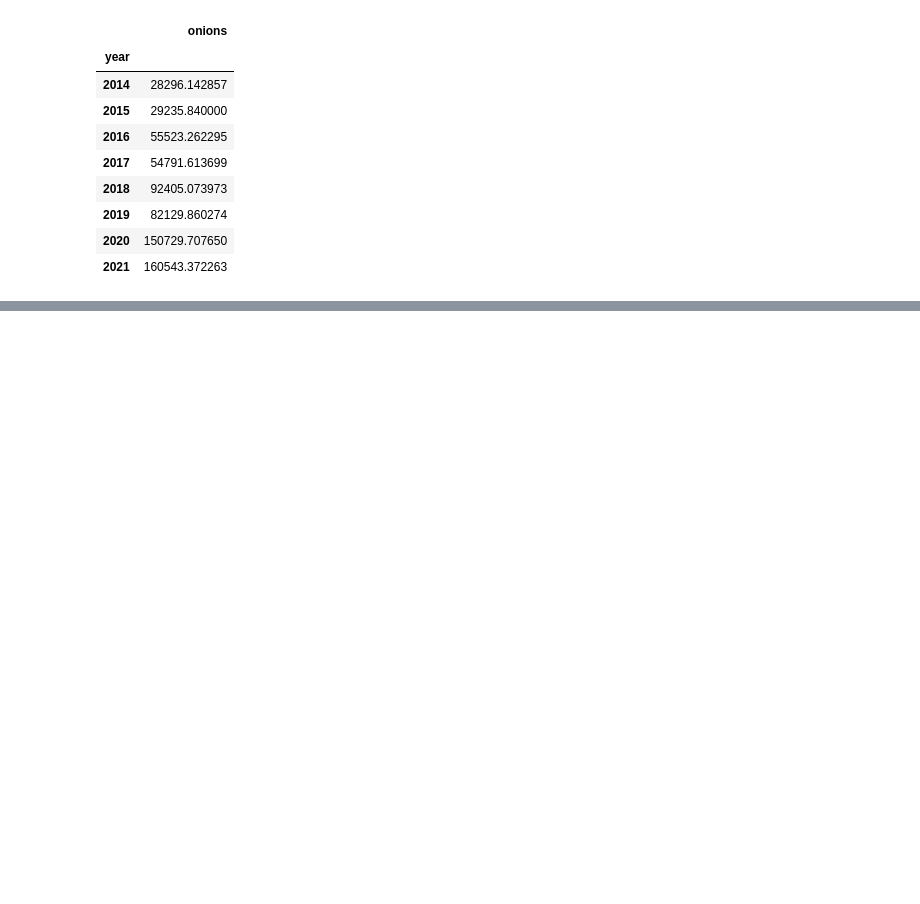
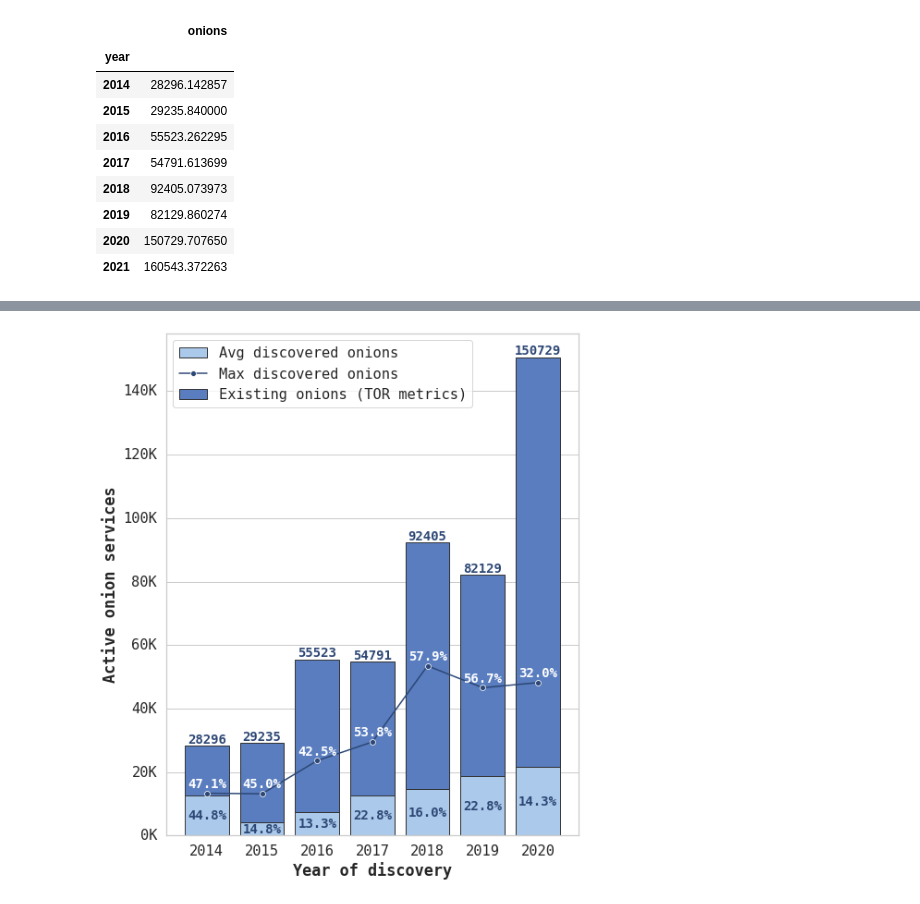
Before and after one commit to javier-pg/onions-discovery, a Jupyter notebook: data/analysis.ipynb, the cells around one changed output, grey strips where cells are left out. Cells and saved outputs as stored; diff of their text form; code cells hidden in the pictures; blank space fills up the shorter version.

```diff
--- a/data/analysis.ipynb
+++ b/data/analysis.ipynb
@@ -154,0 +106,7 @@ display(onions.groupby('year').agg({'onions':'mean'}))
+# %%
+data = pd.concat([onions.groupby('year').agg({'onions':'mean'}),articles.groupby('Discovery year').agg({'Active onions':['mean','max']})],axis=1)
+data.columns = ['Total onions', 'Average discovered onions', 'Max discovered onions']
+data.dropna(inplace=True)
+data.reset_index(inplace=True)
+data['index']=data['index'].astype('category')
+display(data)
@@ -154,0 +122,56 @@ display(onions.groupby('year').agg({'onions':'mean'}))
+# %%
+# Initialize the matplotlib figure
+f, ax = plt.subplots(figsize=(8,10))
+
+sns.set_color_codes("muted")
+sns.barplot(y="Total onions",
+            x='index',
+            data=data,
+            order=data.sort_values(by='index', ascending=True)['index'],
+            label="Existing onions (TOR metrics)",
+            color="b",
+            linewidth=1,
+            edgecolor=".2")
+
+sns.set_color_codes("pastel")
+sns.barplot(y="Average discovered onions",
+            x='index',
+            order=data.sort_values(by='index', ascending=True)['index'],
+            data=data,
+            label="Avg discovered onions",
+            color="b",
+            linewidth=1,
+            edgecolor=".2")
+
+sns.lineplot(data=data['Max discovered onions'], linestyle='', marker='o', label='Max discovered onions', color='#2D4775')
+
+
+# Add a legend and informative axis label
+handles,labels = ax.get_legend_handles_labels()
+handles = [handles[2], handles[0], handles[1]]
+labels = [labels[2], labels[0], labels[1]]
+ax.legend(handles, labels)
+
+ax.set_xlabel('Year of discovery', weight='bold')
+ax.set_ylabel('Active onion services', weight='bold')
+
+ax.yaxis.set_major_formatter(ticker.FuncFormatter(lambda x, pos: '{:,.0f}'.format(x/1000) + 'K'))
+
+
+for pos, row in data.iterrows():
+    ax.annotate(f"{int(row['Total onions'])}", (pos, row['Total onions']+4000),
+                 color='#2D4775', va='top', ha='center', fontsize=14, weight='bold')
+    ax.annotate(f"{round(100*round(row['Average discovered onions']/row['Total onions'],4), 1)}%", (pos, row['Average discovered onions']/2+2000),
+                 color='#2D4775', va='top', ha='center', fontsize=14, weight='bold')
+    ax.annotate(f"{round(100*round(row['Max discovered onions']/row['Total onions'],4), 1)}%", (pos, row['Max discovered onions']+5000),
+                 color='white', va='top', ha='center', fontsize=14, weight='bold')
+
+for label in ax.yaxis.get_majorticklabels():
+    label.set_verticalalignment('center')
+
+#sns.despine(left=True, bottom=True)
+
+
+plt.savefig('numbers.pdf',transparent=True)
+# %% [output]
+[figure, added]
```
Also changed, not shown: parts of 55 cells of this notebook, 13 other files.
